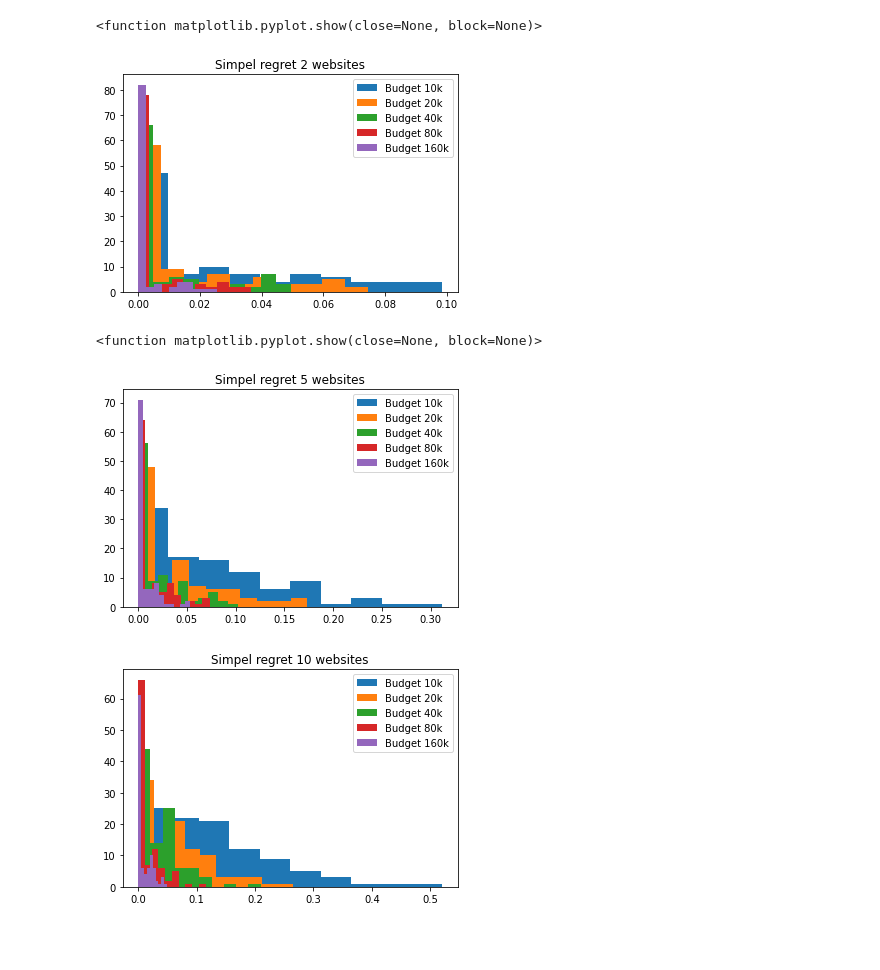
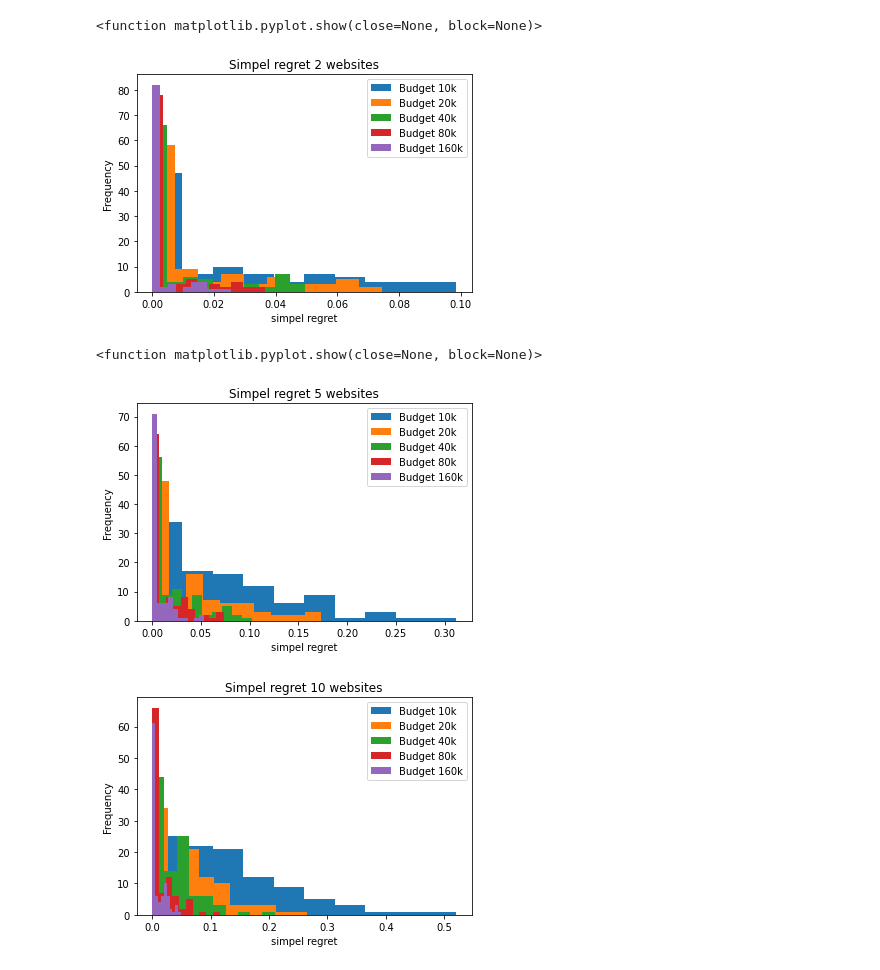
Before and after one commit to FlorisSchmidt/PBO, a Jupyter notebook: plots.ipynb, the cells around one changed output. Drawn from its saved outputs; the diff is of its cells as text; code cells hidden in the pictures; blank space fills up the shorter version.

```diff
--- a/plots.ipynb
+++ b/plots.ipynb
@@ -29,29 +29,35 @@ budgets_labels = ['10k','20k','40k','80k','160k']
 # %%
 for idx, site in enumerate(sites2):
     plt.hist(simpel_regrets.get(site),label = f'Budget {budgets_labels[idx]}')
 plt.legend()
 plt.title('Simpel regret 2 websites')
+plt.xlabel('simpel regret')
+plt.ylabel('Frequency')
 plt.show
 # %% [output]
 <function matplotlib.pyplot.show(close=None, block=None)>
-[figure, old version]
+[figure, new version]
 # %%
 for idx, site in enumerate(sites5):
     plt.hist(simpel_regrets.get(site),label = f'Budget {budgets_labels[idx]}')
 plt.legend()
 plt.title('Simpel regret 5 websites')
+plt.xlabel('simpel regret')
+plt.ylabel('Frequency')
 plt.show
 # %% [output]
 <function matplotlib.pyplot.show(close=None, block=None)>
-[figure, old version]
+[figure, new version]
 # %%
 for idx, site in enumerate(sites10):
     plt.hist(simpel_regrets.get(site),label = f'Budget {budgets_labels[idx]}')
 plt.legend()
 plt.title('Simpel regret 10 websites')
+plt.xlabel('simpel regret')
+plt.ylabel('Frequency')
 plt.show()
 # %% [output]
-[figure, old version]
+[figure, new version]
 # %%
 for idx, site in enumerate(sites20):
     plt.hist(simpel_regrets.get(site),label = f'Budget {budgets_labels[idx]}')
```
Also changed, not shown: parts of 1 cell of this notebook.
